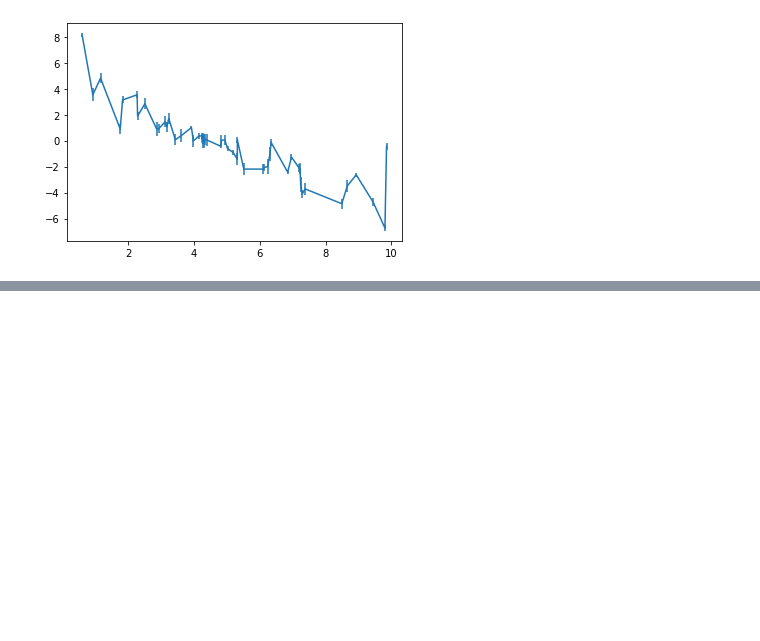
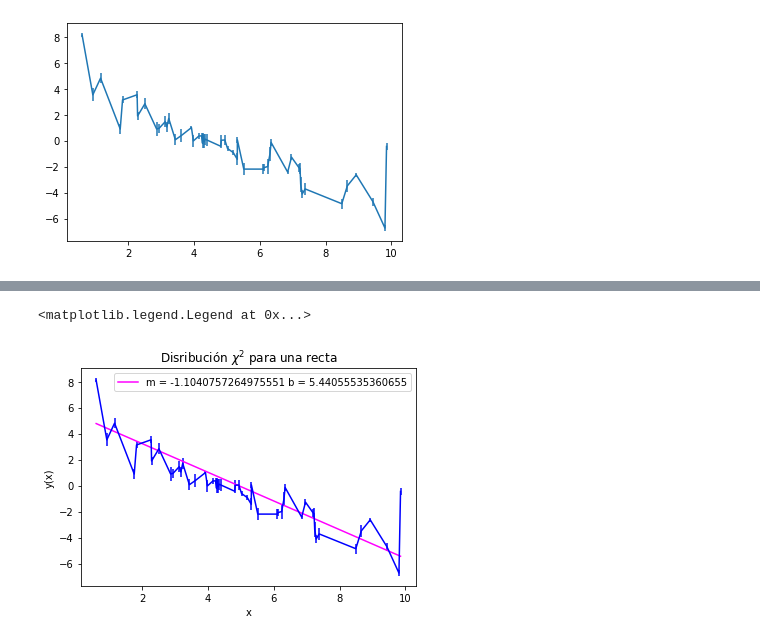
Before and after one commit to DCIDA2019/da2020-MajFons, a Jupyter notebook: Semana6/Semana6.ipynb, the cells around one changed output, grey strips where cells are left out. Drawn from its saved outputs; the diff is of its cells as text; code cells hidden in the pictures; blank space fills up the shorter version.

```diff
--- a/Semana6/Semana6.ipynb
+++ b/Semana6/Semana6.ipynb
@@ -16,0 +20,15 @@ Con una malla uniforme:
+# %%
+n = 10
+x, y, error = data[0], data[1], data[2]
+m = np.linspace(-2, 0, n)
+b = np.linspace(2, 8, n)
+
+recta = lambda args: args[0]*x + args[1]
+#def recta(m, b):
+ #   return m*x + b
+
+#Método chi cuadrada:
+def chisq(Theta):
+    modelo = recta(Theta)
+    chi = (y - modelo)**2 / error**2
+    return chi.sum()
@@ -91,0 +111,12 @@ plt.legend()
+# %%
+y_m3 = m_*x + b_
+plt.errorbar(data[0], data[1], yerr = data[2], color = 'blue')
+#plt.plot(data[0], data[1], color = 'blue', label = 'Datos observados')
+plt.plot(data[0], y_m3, color = 'magenta', label = 'm = ' + str(m_) + ' b = ' + str(b_))
+plt.title('Disribución $\chi^2$ para una recta')
+plt.xlabel('x')
+plt.ylabel('y(x)')
+plt.legend()
+# %% [output]
+<matplotlib.legend.Legend at 0x...>
+[figure, added]
```
Also changed, not shown: parts of 17 cells of this notebook.
